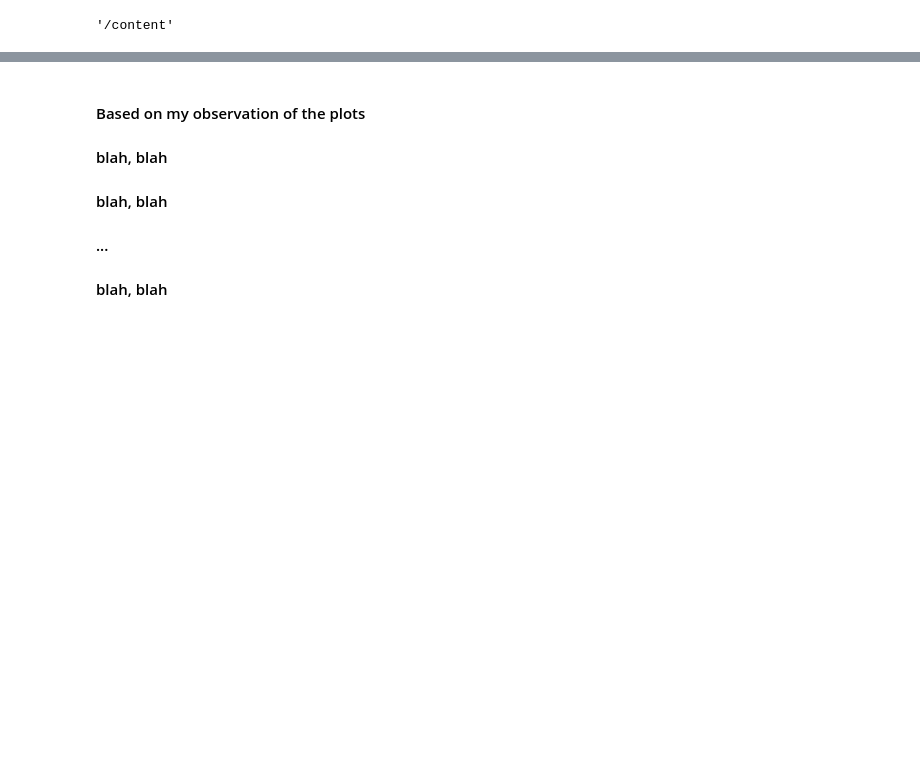
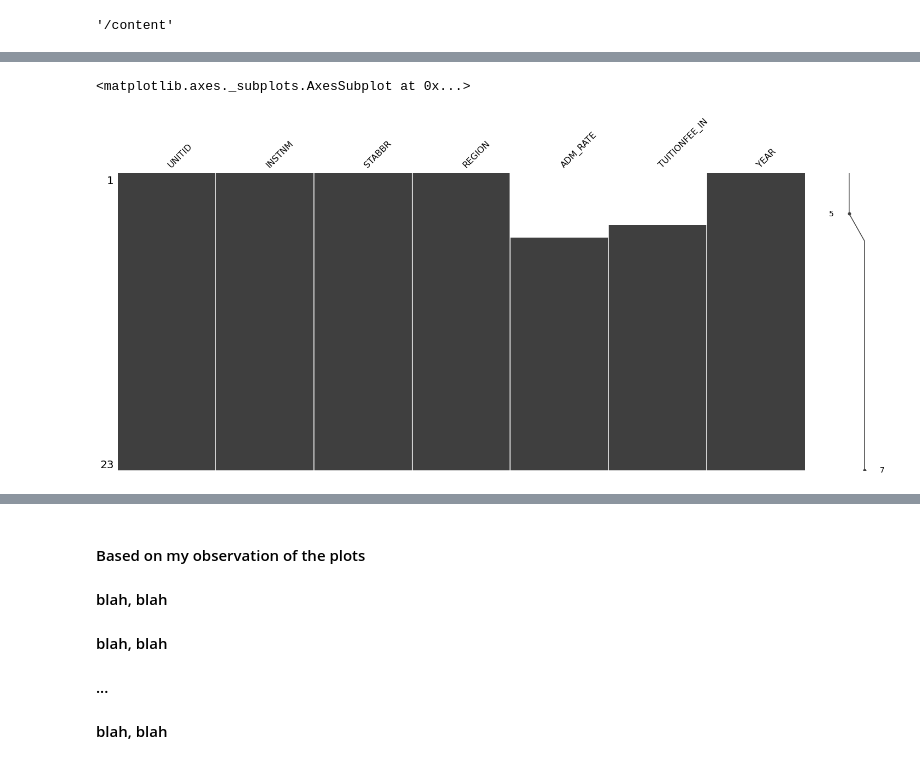
Before and after one commit to nirav3/data690_nirav, a Jupyter notebook: assignments/assignment_6/assignment_06.ipynb, the cells around one changed output, grey strips where cells are left out. Drawn from its saved outputs; the diff is of its cells as text; code cells hidden in the pictures; blank space fills up the shorter version.

```diff
--- a/assignments/assignment_6/assignment_06.ipynb
+++ b/assignments/assignment_6/assignment_06.ipynb
@@ -191,4 +291,6 @@ clean_data_list
 # save the UMNC data to a new data frame. using a new variable
 # so that the old big data frame is still available for later use.
 
-#(Write code here)
+df_umbc = df_all.query("INSTNM == 'University of Maryland-Baltimore County'")
+
+df_umbc.head()
@@ -195,5 +304,8 @@ clean_data_list
 # %%
 # <8>
 # Explore this UMBC dataframe (# of observations, varibles, head, tail, sample, missing values, statistics,etc.)
 
-#(Write code here)
+msno.matrix(df_umbc)
+# %% [output]
+<matplotlib.axes._subplots.AxesSubplot at 0x...>
+[figure, added]
```
Also changed, not shown: parts of 24 cells of this notebook.
